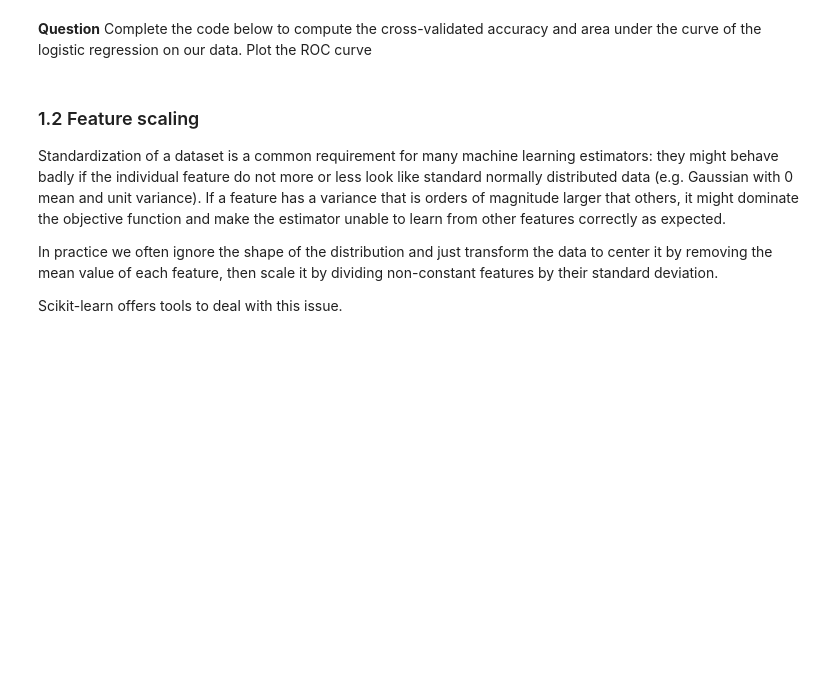
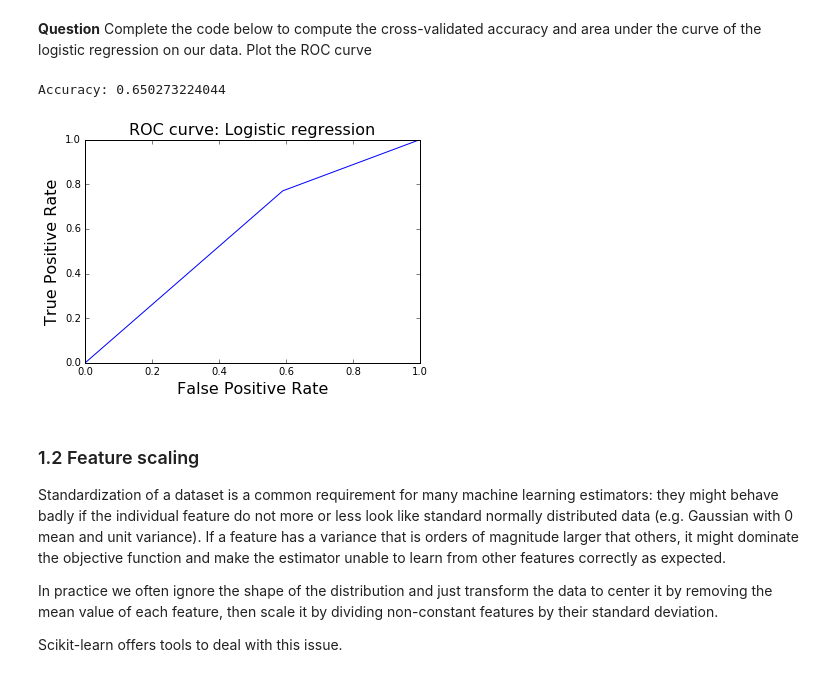
Before and after one commit to chagaz/ma2823_2016, a Jupyter notebook: lab_notebooks/Lab 3 2016-09-30 Logistic regression and project.ipynb, the cells around one changed output. Saved outputs shown, nothing was run; the diff lists cells and outputs as text; code cells hidden in the pictures; blank space fills up the shorter version.

```diff
--- a/lab_notebooks/Lab 3 2016-09-30 Logistic regression and project.ipynb
+++ b/lab_notebooks/Lab 3 2016-09-30 Logistic regression and project.ipynb
@@ -11,14 +13,14 @@ import numpy as np
 X = np.loadtxt('data/small_Endometrium_Uterus.csv',  delimiter=',', skiprows=1, usecols=range(1, 3001))
 
 # Python 2.7 only
-y = np.loadtxt('data/small_Endometrium_Uterus.csv', delimiter=',', skiprows=1, usecols=[3001],
-               converters={3001: lambda s: 0 if s=='Endometrium' else 1}, dtype='int')
+#y = np.loadtxt('data/small_Endometrium_Uterus.csv', delimiter=',', skiprows=1, usecols=[3001],
+#               converters={3001: lambda s: 0 if s=='Endometrium' else 1}, dtype='int')
 
 # Python 3 alternative:
-#y = np.loadtxt('data/small_Endometrium_Uterus.csv', delimiter=',',
-#               skiprows=1, usecols=[3001], dtype='bytes').astype('str')
+y = np.loadtxt('data/small_Endometrium_Uterus.csv', delimiter=',',
+               skiprows=1, usecols=[3001], dtype='bytes').astype('str')
 # Convert 'Endometrium' to 0 and 'Uterus' to 1
-#y = np.where(y=='Endometrium', 0, 1)
+y = np.where(y=='Endometrium', 0, 1)
 # %%
 # Set up a stratified 10-fold cross-validation
 from sklearn import cross_validation
@@ -55,7 +63,8 @@ def cross_validate(design_matrix, labels, classifier, cv_folds):
     """
     pred = np.zeros(labels.shape)
     for tr, te in cv_folds:
-        # TODO
+        classifier.fit(design_matrix[tr],labels[tr])
+        pred[te]=classifier.predict(design_matrix[te])
     return pred
 # %% [markdown]
 Now use this function to compute cross-validated predictions on the data.
@@ -68,18 +77,20 @@ ypred_logreg = cross_validate(X, y, clf, folds)
 # %%
 from sklearn import metrics
 
 fpr_logreg, tpr_logreg, thresholds = metrics.roc_curve(y, ypred_logreg, pos_label=1)
-print "Accuracy:", #TODO
+print("Accuracy:", metrics.accuracy_score(y, ypred_logreg))
 auc_logreg = metrics.auc(fpr_logreg, tpr_logreg)
 
-plt.plot(#TODO
-)
+plt.plot(fpr_logreg, tpr_logreg)
 
 plt.xlabel('False Positive Rate', fontsize=16)
 plt.ylabel('True Positive Rate', fontsize=16)
 plt.title('ROC curve: Logistic regression', fontsize=16)
 plt.legend(loc="lower right")
 #plt.savefig('%s/evu_linreg.pdf' % fig_dir, bbox_inches='tight')
+# %% [output]
+Accuracy: 0.650273224044
+[figure, added]
 # %% [markdown]
 ### 1.2 Feature scaling
 
```
Also changed, not shown: parts of 9 cells of this notebook, 1 other file.
